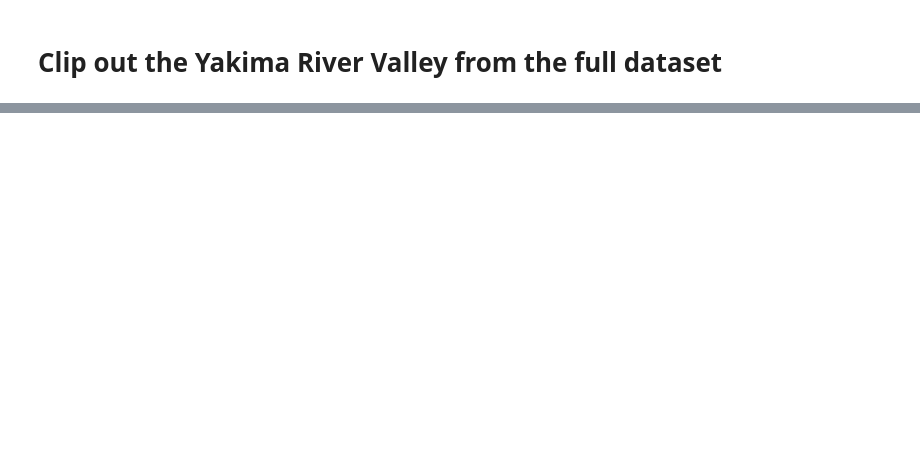
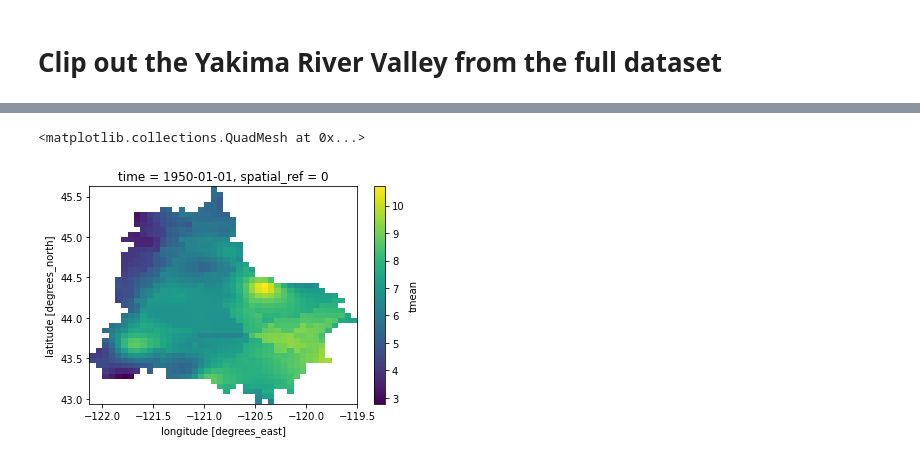
Before and after one commit to arbennett/xarray_shapefile_subset_example, a Jupyter notebook: clipping_example.ipynb, the cells around one changed output, grey strips where cells are left out. Saved outputs shown, nothing was run; the diff lists cells and outputs as text; code cells hidden in the pictures; blank space fills up the shorter version.

```diff
--- a/clipping_example.ipynb
+++ b/clipping_example.ipynb
@@ -6,7 +6,7 @@ import matplotlib.pyplot as plt
 # %% [markdown]
 # Open the full dataset covering the pacific northwestern US
 # %%
-ds = xr.open_dataset('./data/tmean_1950.nc')
+ds = xr.open_dataset('./data/tmean_small.nc')
 # Set crs for lat lons (http://www.lavykim.com/wp1/archives/340)
 ds = ds.rio.write_crs(4326)
 ds
@@ -51,4 +59,5 @@ gdf.head()
 # %% [markdown]
 # Clip out the Yakima River Valley from the full dataset
 # %%
-yakima_ds = ds.rio.clip(gdf.geometry.values, gdf.crs)
+yakima_ds = ds.rio.clip(yak_gdf.geometry.values, yak_gdf.crs)
+deschutes_ds = ds.rio.clip(des_gdf.geometry.values, des_gdf.crs)
@@ -59,0 +69,5 @@ yakima_ds['tmean'].isel(time=0).plot()
+# %%
+deschutes_ds['tmean'].isel(time=0).plot()
+# %% [output]
+<matplotlib.collections.QuadMesh at 0x...>
+[figure, added]
```
Also changed, not shown: parts of 8 cells of this notebook, 5 other files.
